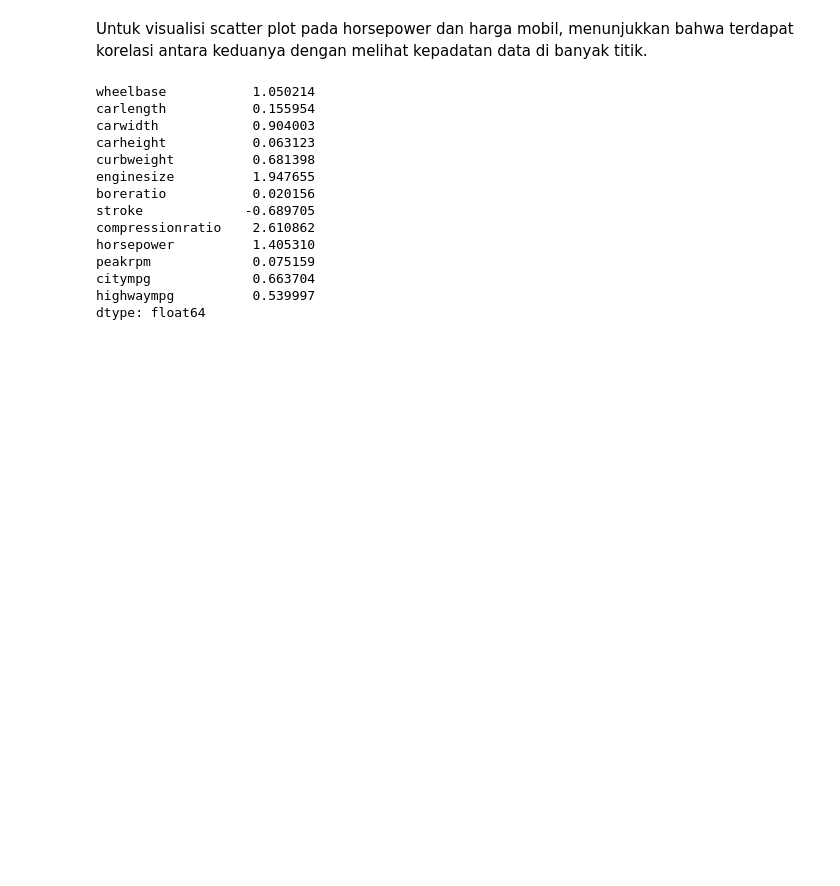
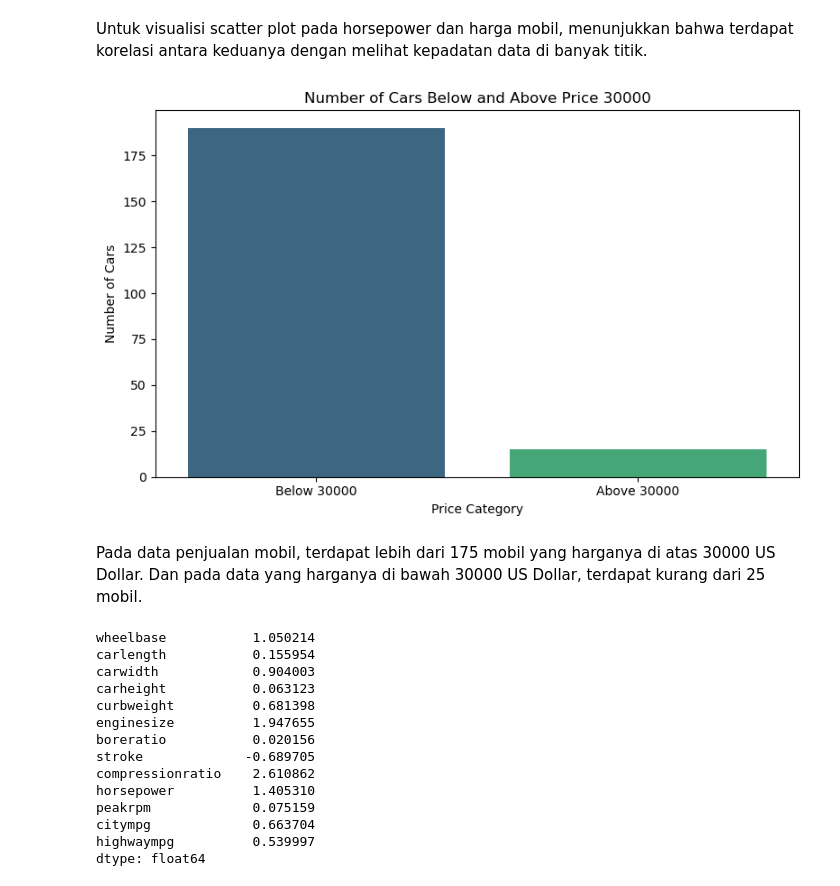
Before and after one commit to amrihakim9/car-price-prediction, a Jupyter notebook: car_pred.ipynb, the cells around one changed output. Cells and saved outputs as stored; diff of their text form; code cells hidden in the pictures; blank space fills up the shorter version.

Commit message:
Data Analytics Project

```diff
--- a/car_pred.ipynb
+++ b/car_pred.ipynb
@@ -136,6 +141,22 @@ plt.show()
 [figure]
 # %% [markdown]
 Untuk visualisi scatter plot pada horsepower dan harga mobil, menunjukkan bahwa terdapat korelasi antara keduanya dengan melihat kepadatan data di banyak titik.
+# %%
+price_threshold = 30000
+below_threshold = data[data['price'] < price_threshold].shape[0]
+above_threshold = data[data['price'] >= price_threshold].shape[0]
+
+plt.figure(figsize=(8, 5))
+sns.barplot(x=['Below 30000', 'Above 30000'], y=[below_threshold, above_threshold], palette='viridis')
+plt.xlabel('Price Category')
+plt.ylabel('Number of Cars')
+plt.title('Number of Cars Below and Above Price 30000')
+plt.tight_layout()
+plt.show()
+# %% [output]
+[figure, added]
+# %% [markdown]
+Pada data penjualan mobil, terdapat lebih dari 175 mobil yang harganya di atas 30000 US Dollar. Dan pada data yang harganya di bawah 30000 US Dollar, terdapat kurang dari 25 mobil.
 # %%
 data_clean = data.drop(columns=['car_ID','symboling'])
 # %%
```
Also changed, not shown: parts of 11 cells of this notebook, 2 other files.
